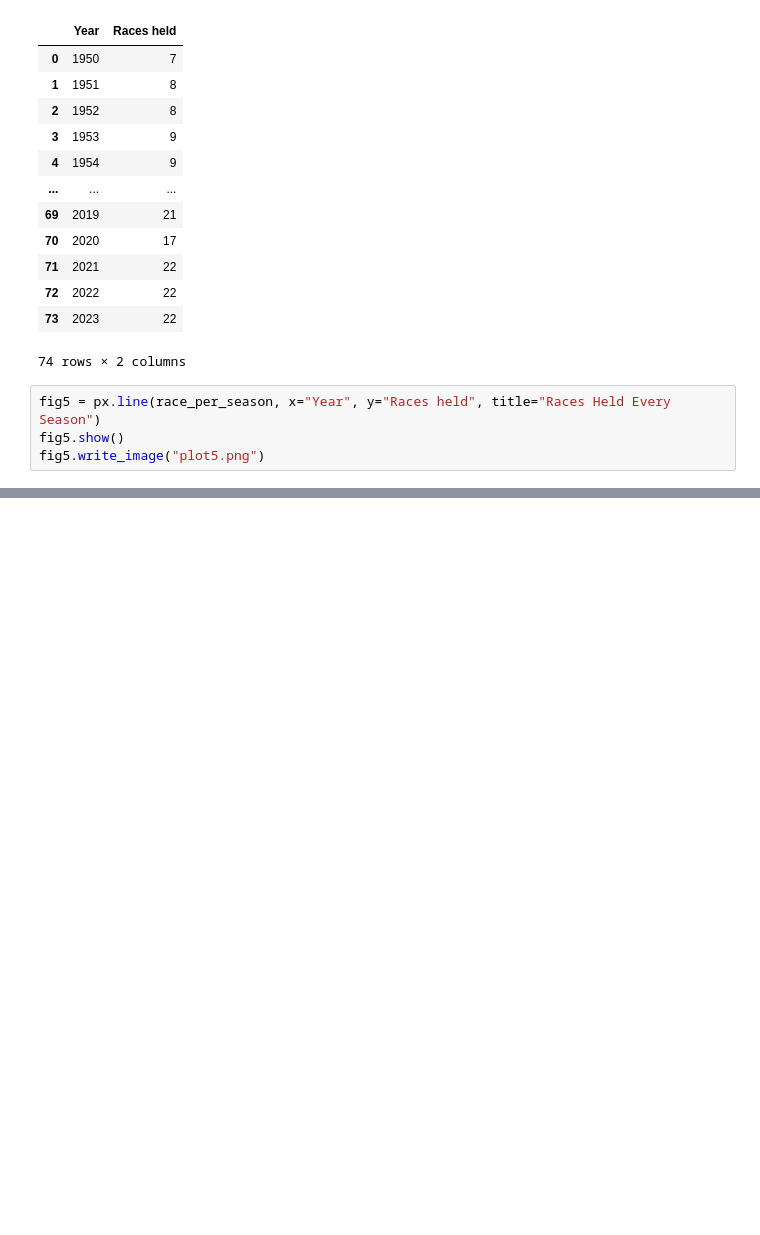
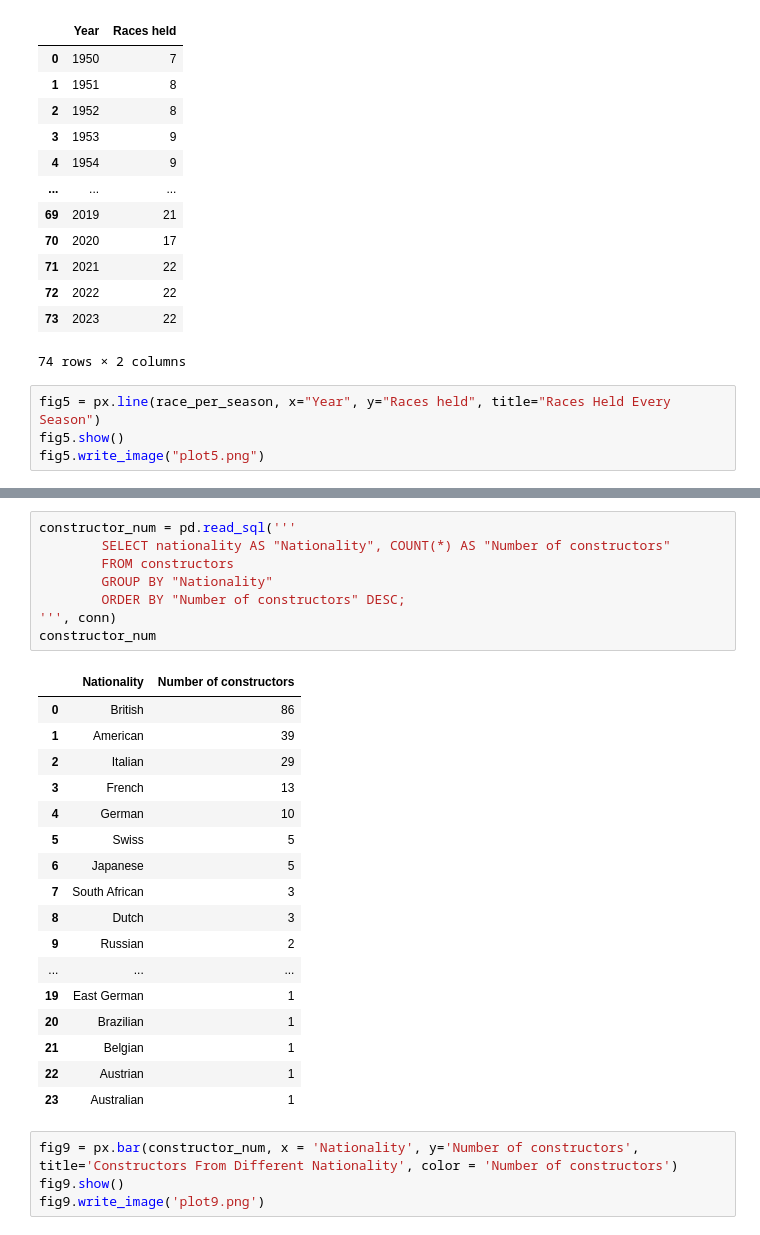
Before and after one commit to EshanKasliwal/F1-Data-Analysis-Using-SQL-And-Tableau, a Jupyter notebook: F1-EDA-Using-SQL.ipynb, the cells around one changed output, grey strips where cells are left out. Cells and saved outputs as stored; diff of their text form; blank space fills up the shorter version.

Commit message:
added stat of constructor of different nationality

```diff
--- a/F1-EDA-Using-SQL.ipynb
+++ b/F1-EDA-Using-SQL.ipynb
@@ -209,0 +305,30 @@ fig5.write_image("plot5.png")
+# %%
+constructor_num = pd.read_sql('''
+        SELECT nationality AS "Nationality", COUNT(*) AS "Number of constructors"
+        FROM constructors
+        GROUP BY "Nationality"
+        ORDER BY "Number of constructors" DESC;
+''', conn)
+constructor_num
+# %% [output]
+|  | Nationality | Number of constructors |
+| 0 | British | 86 |
+| 1 | American | 39 |
+| 2 | Italian | 29 |
+| 3 | French | 13 |
+| 4 | German | 10 |
+| 5 | Swiss | 5 |
+| 6 | Japanese | 5 |
+| 7 | South African | 3 |
+| 8 | Dutch | 3 |
+| 9 | Russian | 2 |
+| ... | ... | ... |
+| 19 | East German | 1 |
+| 20 | Brazilian | 1 |
+| 21 | Belgian | 1 |
+| 22 | Austrian | 1 |
+| 23 | Australian | 1 |
+# %%
+fig9 = px.bar(constructor_num, x = 'Nationality', y='Number of constructors', title='Constructors From Different Nationality', color = 'Number of constructors')
+fig9.show()
+fig9.write_image('plot9.png')
```
Also changed, not shown: parts of 10 cells of this notebook, 4 other files.
